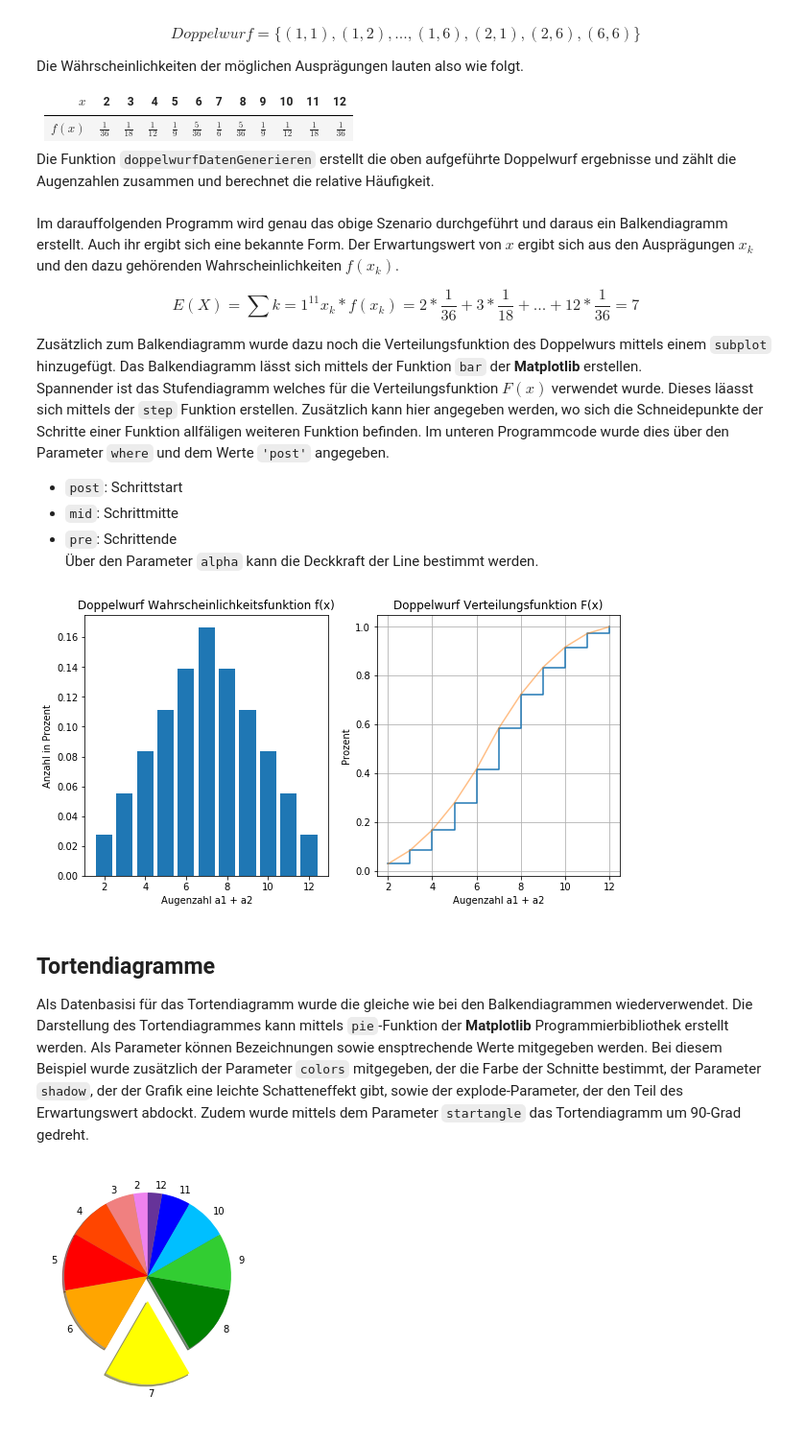
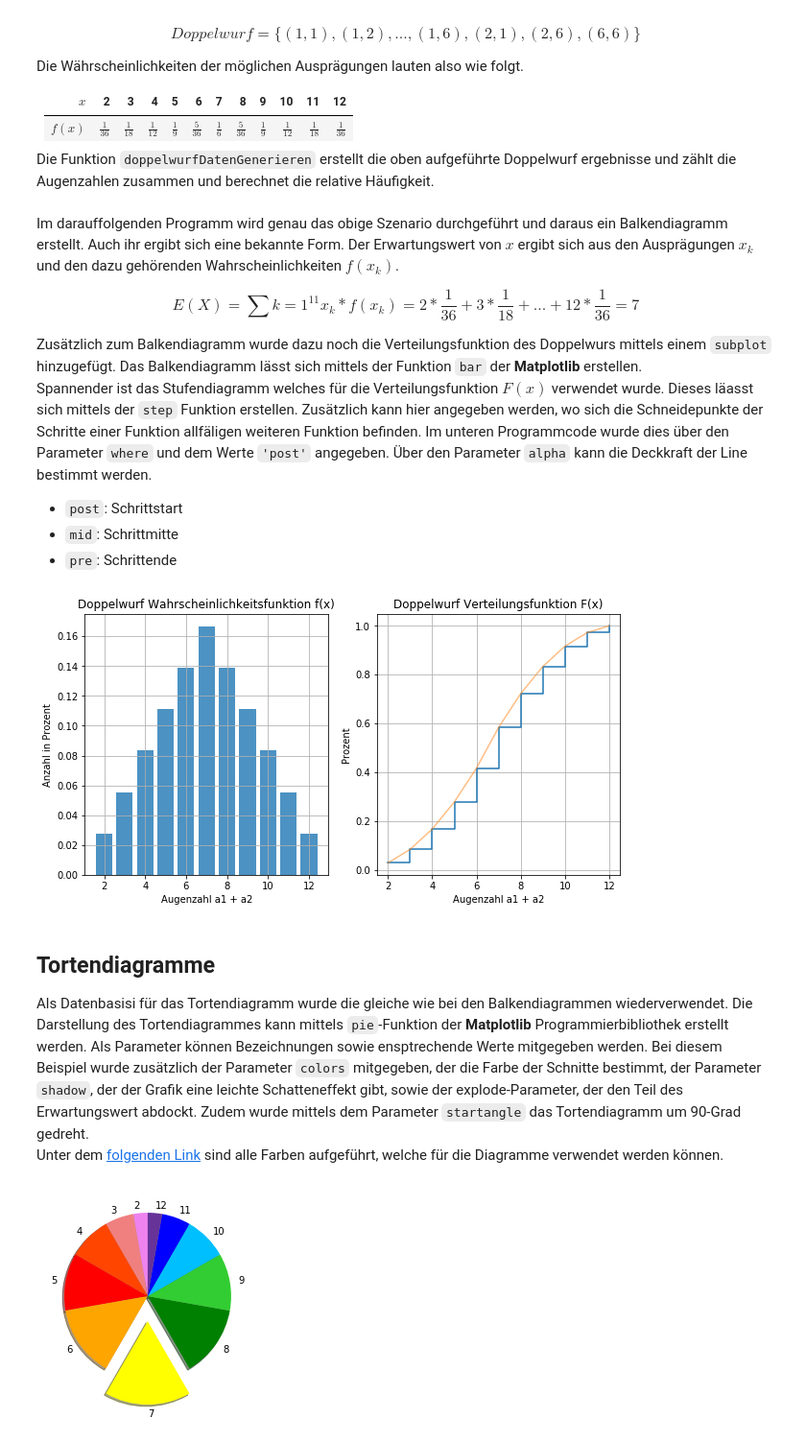
Before and after one commit to cheorges/Analysis-With-Python, a Jupyter notebook: Erstellung von Graphiken mit Matplotlib.ipynb, the cells around one changed output. Shown at 96% size. Drawn from its saved outputs; the diff is of its cells as text; code cells hidden in the pictures.

```diff
--- a/Erstellung von Graphiken mit Matplotlib.ipynb
+++ b/Erstellung von Graphiken mit Matplotlib.ipynb
@@ -209,44 +209,46 @@ Im darauffolgenden Programm wird genau das obige Szenario durchgeführt und dara
 $$E(X)=\sum{k=1}^{11}x_k*f(x_k)=2*\frac{1}{36}+3*\frac{1}{18}+...+12*\frac{1}{36}=7$$
 
 Zusätzlich zum Balkendiagramm wurde dazu noch die Verteilungsfunktion des Doppelwurs mittels einem `subplot` hinzugefügt. Das Balkendiagramm lässt sich mittels der Funktion `bar` der **Matplotlib** erstellen.
-Spannender ist das Stufendiagramm welches für die Verteilungsfunktion $F(x)$ verwendet wurde. Dieses läasst sich mittels der `step` Funktion erstellen. Zusätzlich kann hier angegeben werden, wo sich die Schneidepunkte der Schritte einer Funktion allfäligen weiteren Funktion befinden. Im unteren Programmcode wurde dies über den Parameter `where` und dem Werte `'post'` angegeben.
+Spannender ist das Stufendiagramm welches für die Verteilungsfunktion $F(x)$ verwendet wurde. Dieses läasst sich mittels der `step` Funktion erstellen. Zusätzlich kann hier angegeben werden, wo sich die Schneidepunkte der Schritte einer Funktion allfäligen weiteren Funktion befinden. Im unteren Programmcode wurde dies über den Parameter `where` und dem Werte `'post'` angegeben. Über den Parameter `alpha` kann die Deckkraft der Line bestimmt werden.
 * `post`: Schrittstart
 * `mid`: Schrittmitte
 * `pre`: Schrittende
-Über den Parameter `alpha` kann die Deckkraft der Line bestimmt werden.
 # %%
 x, y = doppelwurfDatenGenerieren()
 
 plt.figure(figsize=(10,5))
 plt.subplot(1, 2, 1)
 
 plt.title('Doppelwurf Wahrscheinlichkeitsfunktion f(x)')
 plt.xlabel('Augenzahl a1 + a2')
 plt.ylabel('Anzahl in Prozent')
-plt.bar(x, y)
+plt.grid(True)
+plt.bar(x, y, alpha=0.8)
+
 
 # Relative Empirische Verteilungsfunktion
 y2 = list()
 for index, value in enumerate(y):
     if index == 0:
         y2.append(value)
     else:
         y2.append(value + y2[index - 1])
 
 plt.subplot(1, 2, 2)
 plt.title('Doppelwurf Verteilungsfunktion F(x)')
 plt.xlabel('Augenzahl a1 + a2')
 plt.ylabel('Prozent')
 plt.grid(True)
 plt.step(x, y2, where='post')
 plt.plot(x, y2, alpha=0.5)
 
 plt.show()
 # %% [output]
-[figure, old version]
+[figure, new version]
 # %% [markdown]
 ## Tortendiagramme
 Als Datenbasisi für das Tortendiagramm wurde die gleiche wie bei den Balkendiagrammen wiederverwendet. Die Darstellung des Tortendiagrammes kann mittels `pie`-Funktion der **Matplotlib** Programmierbibliothek erstellt werden. Als Parameter können Bezeichnungen sowie ensptrechende Werte mitgegeben werden. Bei diesem Beispiel wurde zusätzlich der Parameter `colors` mitgegeben, der die Farbe der Schnitte bestimmt, der Parameter `shadow`, der der Grafik eine leichte Schatteneffekt gibt, sowie der explode-Parameter, der den Teil des Erwartungswert abdockt. Zudem wurde mittels dem Parameter `startangle` das Tortendiagramm um 90-Grad gedreht.
+Unter dem [folgenden Link](https://matplotlib.org/3.1.0/gallery/color/named_colors.html) sind alle Farben aufgeführt, welche für die Diagramme verwendet werden können.
 # %%
 x, y = doppelwurfDatenGenerieren()
 
```
Also changed, not shown: parts of 3 cells of this notebook.
